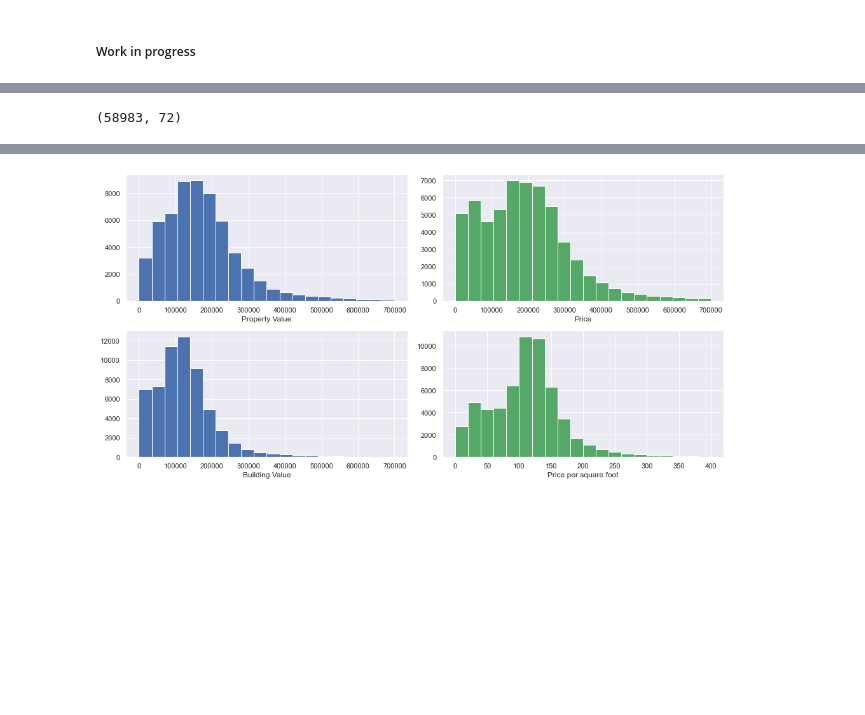
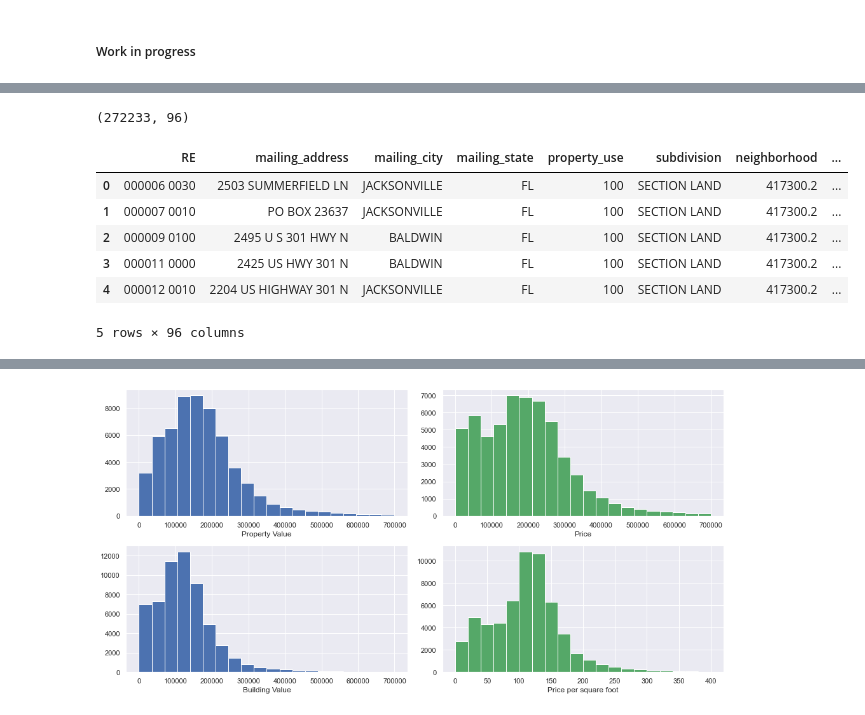
Before and after one commit to WillRobinson152/DS_Assingments, a Jupyter notebook: Jax Housing Analysis/4.EDA.ipynb, the cells around one changed output, grey strips where cells are left out. Drawn from its saved outputs; the diff is of its cells as text; code cells hidden in the pictures; blank space fills up the shorter version.

```diff
--- a/Jax Housing Analysis/4.EDA.ipynb
+++ b/Jax Housing Analysis/4.EDA.ipynb
@@ -6,7 +8,17 @@ import numpy as np
 import matplotlib.pyplot as plt
 import seaborn as sns
 # %%
-df = pd.read_csv('JaxHousingData.csv', index_col=0)
+df = pd.read_csv('C:/Users/Robin/OneDrive/Documents/Python/DuvalSFR.csv')
 df.shape
 # %% [output]
-(58983, 72)
+(272233, 96)
+# %%
+df.head()
+# %% [output]
+|  | RE | mailing_address | mailing_city | mailing_state | property_use | subdivision | neighborhood | ... |
+| 0 | 000006 0030 | 2503 SUMMERFIELD LN | JACKSONVILLE | FL | 100 | SECTION LAND | 417300.2 | ... |
+| 1 | 000007 0010 | PO BOX 23637 | JACKSONVILLE | FL | 100 | SECTION LAND | 417300.2 | ... |
+| 2 | 000009 0100 | 2495 U S 301 HWY N | BALDWIN | FL | 100 | SECTION LAND | 417300.2 | ... |
+| 3 | 000011 0000 | 2425 US HWY 301 N | BALDWIN | FL | 100 | SECTION LAND | 417300.2 | ... |
+| 4 | 000012 0010 | 2204 US HIGHWAY 301 N | JACKSONVILLE | FL | 100 | SECTION LAND | 417300.2 | ... |
+5 rows × 96 columns
```
Also changed, not shown: parts of 6 cells of this notebook.
